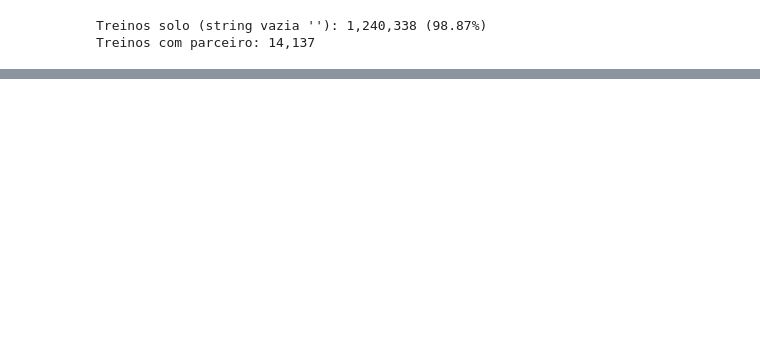
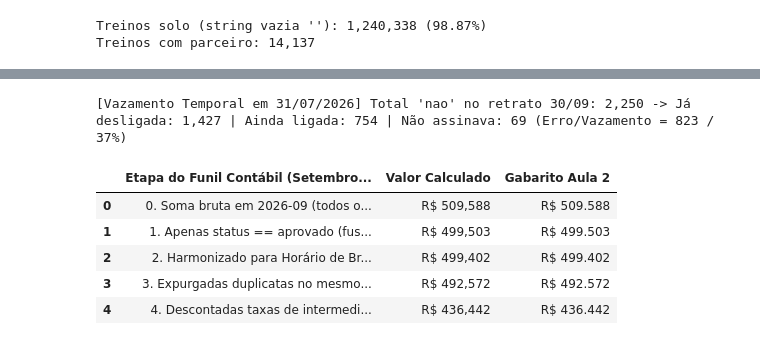
Before and after one commit to batalhasgabriele/Vitaliza, a Jupyter notebook: notebooks/01_inventario_dados.ipynb, the cells around one changed output, grey strips where cells are left out. Saved outputs shown, nothing was run; the diff lists cells and outputs as text; code cells hidden in the pictures; blank space fills up the shorter version.

```diff
--- a/notebooks/01_inventario_dados.ipynb
+++ b/notebooks/01_inventario_dados.ipynb
@@ -196,0 +328,61 @@ Treinos com parceiro: 14,137
+# %%
+import sys
+sys.path.append('../src')
+from limpeza_qualidade_dados import harmonizar_data_utc_para_br, limpar_valor_monetario, TAXAS_CANAL
+
+# 7.1 Auditoria de Vazamento Temporal em 31/07/2026
+df_ev = pd.read_csv(os.path.join(RAW_DIR, 'eventos_assinatura.csv'))
+df_ev['data_hora_br'] = harmonizar_data_utc_para_br(df_ev['data_hora'])
+
+ativos_renov_nao = ativas_pagantes[ativas_pagantes['renovacao_automatica'] == 'nao'].copy()
+ativos_renov_nao['inicio_dt'] = pd.to_datetime(ativos_renov_nao['inicio'])
+corte_jul = pd.Timestamp('2026-07-31 23:59:59')
+
+ev_jul = df_ev[
+    (df_ev['user_id'].isin(ativos_renov_nao['user_id']))
+    & (df_ev['data_hora_br'] <= corte_jul)
+    & (df_ev['evento'].isin(['assinatura_iniciada', 'renovacao', 'renovacao_automatica_desligada', 'renovacao_automatica_religada']))
+].sort_values(['user_id', 'data_hora_br'])
+ult_ev_jul = ev_jul.groupby('user_id')['evento'].last()
+
+n_nao_ass_jul = int((ativos_renov_nao['inicio_dt'] > corte_jul).sum())
+ja_ass_jul = ativos_renov_nao[ativos_renov_nao['inicio_dt'] <= corte_jul]
+n_desligada_jul = int((ja_ass_jul['user_id'].map(ult_ev_jul) == 'renovacao_automatica_desligada').sum())
+n_ligada_jul = len(ja_ass_jul) - n_desligada_jul
+
+print(f"[Vazamento Temporal em 31/07/2026] Total 'nao' no retrato 30/09: {len(ativos_renov_nao):,} -> "
+      f"Já desligada: {n_desligada_jul:,} | Ainda ligada: {n_ligada_jul:,} | Não assinava: {n_nao_ass_jul:,} "
+      f"(Erro/Vazamento = {n_ligada_jul + n_nao_ass_jul:,} / {(n_ligada_jul + n_nao_ass_jul)/len(ativos_renov_nao)*100:.0f}%)")
+
+# 7.2 Funil de Faturamento de Setembro/2026
+df_pag['valor_num'] = limpar_valor_monetario(df_pag['valor'])
+df_pag['data_hora_br'] = harmonizar_data_utc_para_br(df_pag['data_hora'])
+
+m_set_str = df_pag['data_hora'].astype(str).str.startswith('2026-09')
+v0 = df_pag.loc[m_set_str, 'valor_num'].sum()
+v1 = df_pag.loc[m_set_str & (df_pag['status'] == 'aprovado'), 'valor_num'].sum()
+
+aprov_br = df_pag[(df_pag['status'] == 'aprovado') & (df_pag['data_hora_br'] >= '2026-09-01') & (df_pag['data_hora_br'] <= '2026-09-30 23:59:59')].copy()
+v2 = aprov_br['valor_num'].sum()
+
+aprov_br['dia_br'] = aprov_br['data_hora_br'].dt.date
+aprov_sem_dup = aprov_br.sort_values(['user_id', 'data_hora_br', 'tentativa']).drop_duplicates(subset=['user_id', 'valor_num', 'dia_br'], keep='first').copy()
+v3 = aprov_sem_dup['valor_num'].sum()
+v4 = (aprov_sem_dup['valor_num'] * (1.0 - aprov_sem_dup['metodo'].map(TAXAS_CANAL).fillna(0.0))).sum()
+
+df_funil_fat = pd.DataFrame([
+    {'Etapa do Funil Contábil (Setembro/2026)': '0. Soma bruta em 2026-09 (todos os status)', 'Valor Calculado': f'R$ {v0:,.0f}', 'Gabarito Aula 2': 'R$ 509.588'},
+    {'Etapa do Funil Contábil (Setembro/2026)': '1. Apenas status == aprovado (fuso original)', 'Valor Calculado': f'R$ {v1:,.0f}', 'Gabarito Aula 2': 'R$ 499.503'},
+    {'Etapa do Funil Contábil (Setembro/2026)': '2. Harmonizado para Horário de Brasília (UTC-3)', 'Valor Calculado': f'R$ {v2:,.0f}', 'Gabarito Aula 2': 'R$ 499.402'},
+    {'Etapa do Funil Contábil (Setembro/2026)': '3. Expurgadas duplicatas no mesmo dia (Bruto)', 'Valor Calculado': f'R$ {v3:,.0f}', 'Gabarito Aula 2': 'R$ 492.572'},
+    {'Etapa do Funil Contábil (Setembro/2026)': '4. Descontadas taxas de intermediação (Líquido)', 'Valor Calculado': f'R$ {v4:,.0f}', 'Gabarito Aula 2': 'R$ 436.442'},
+])
+display(df_funil_fat)
+# %% [output]
+[Vazamento Temporal em 31/07/2026] Total 'nao' no retrato 30/09: 2,250 -> Já desligada: 1,427 | Ainda ligada: 754 | Não assinava: 69 (Erro/Vazamento = 823 / 37%)
+|  | Etapa do Funil Contábil (Setembro... | Valor Calculado | Gabarito Aula 2 |
+| 0 | 0. Soma bruta em 2026-09 (todos o... | R$ 509,588 | R$ 509.588 |
+| 1 | 1. Apenas status == aprovado (fus... | R$ 499,503 | R$ 499.503 |
+| 2 | 2. Harmonizado para Horário de Br... | R$ 499,402 | R$ 499.402 |
+| 3 | 3. Expurgadas duplicatas no mesmo... | R$ 492,572 | R$ 492.572 |
+| 4 | 4. Descontadas taxas de intermedi... | R$ 436,442 | R$ 436.442 |
```
Also changed, not shown: parts of 7 cells of this notebook, 27 other files.
